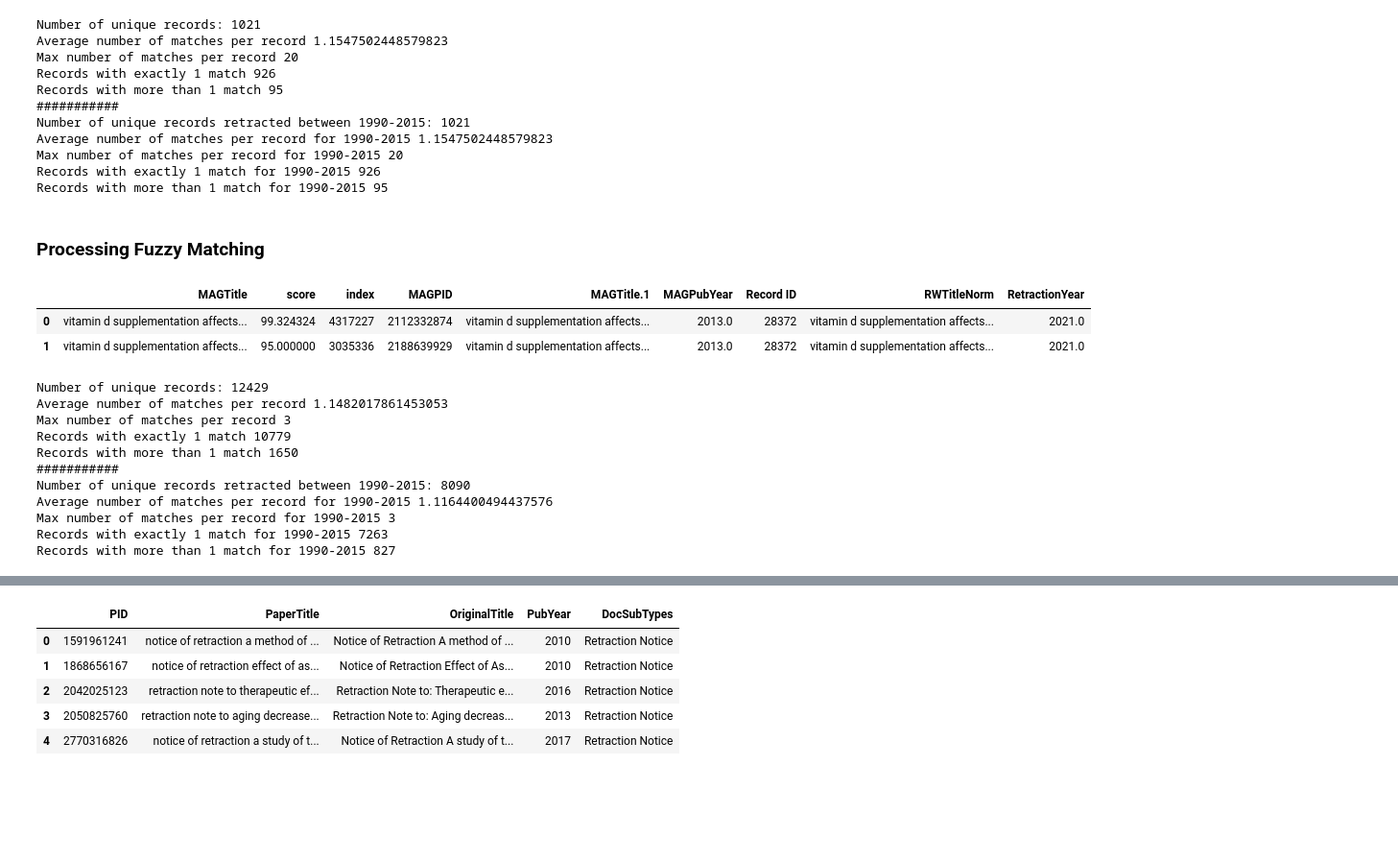
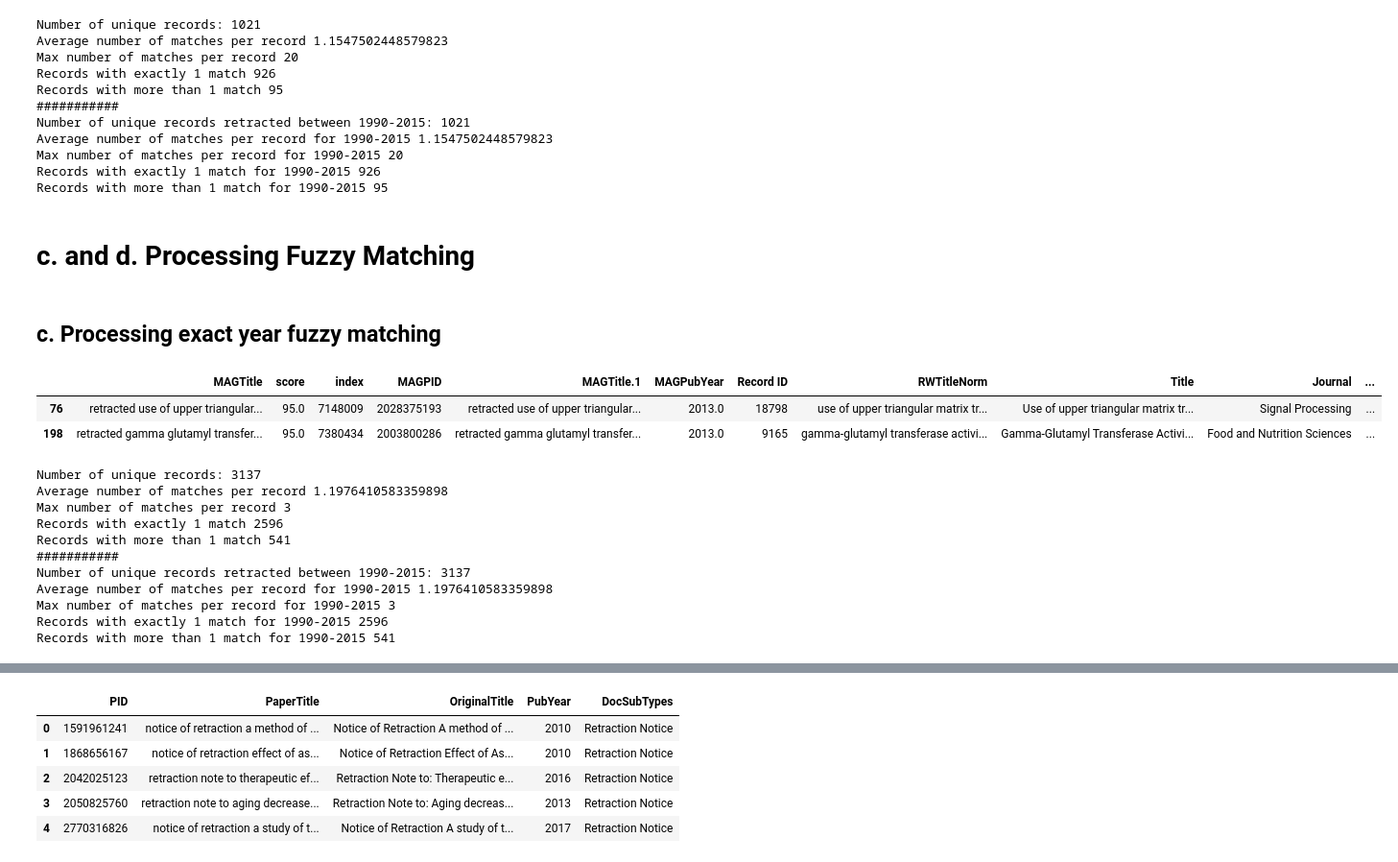
Before and after one commit to samemon/retraction_effects_on_academic_careers, a Jupyter notebook: code/preprocessing/0e.process_paper_matching.ipynb, the cells around one changed output, grey strips where cells are left out. Shown at 96% size. Drawn from its saved outputs; the diff is of its cells as text; code cells hidden in the pictures; blank space fills up the shorter version.

```diff
--- a/code/preprocessing/0e.process_paper_matching.ipynb
+++ b/code/preprocessing/0e.process_paper_matching.ipynb
@@ -214,7 +222,7 @@ Max number of matches per record for 1990-2015 20
 Records with exactly 1 match for 1990-2015 926
 Records with more than 1 match for 1990-2015 95
 # %% [markdown]
-### Processing Fuzzy Matching
+# c. and d. Processing Fuzzy Matching
 # %%
 # Initializing the two lists for two ways we did fuzzy matching
 dfs_exactyear = []
@@ -232,27 +240,33 @@ for fname in flist:
         # If it is fuzzy year fuzzy matching
         else:
             dfs_fuzzyyear.append(df)
+# %% [markdown]
+## c. Processing exact year fuzzy matching
 # %%
 # Processing exact year fuzzy matching
 df_exactyear = pd.concat(dfs_exactyear)
 df_exactyear = df_exactyear.merge(df_rw, on='Record ID')
+
+# Removing records that were filtered
+df_exactyear = df_exactyear[~df_exactyear['Record ID'].isin(records_filtered)]
+
 df_exactyear.head(2)
 # %% [output]
-|  | MAGTitle | score | index | MAGPID | MAGTitle.1 | MAGPubYear | Record ID | RWTitleNorm | RetractionYear |
-| 0 | vitamin d supplementation affects... | 99.324324 | 4317227 | 2112332874 | vitamin d supplementation affects... | 2013.0 | 28372 | vitamin d supplementation affects... | 2021.0 |
-| 1 | vitamin d supplementation affects... | 95.000000 | 3035336 | 2188639929 | vitamin d supplementation affects... | 2013.0 | 28372 | vitamin d supplementation affects... | 2021.0 |
+|  | MAGTitle | score | index | MAGPID | MAGTitle.1 | MAGPubYear | Record ID | RWTitleNorm | Title | Journal | ... |
+| 76 | retracted use of upper triangular... | 95.0 | 7148009 | 2028375193 | retracted use of upper triangular... | 2013.0 | 18798 | use of upper triangular matrix tr... | Use of upper triangular matrix tr... | Signal Processing | ... |
+| 198 | retracted gamma glutamyl transfer... | 95.0 | 7380434 | 2003800286 | retracted gamma glutamyl transfer... | 2013.0 | 9165 | gamma-glutamyl transferase activi... | Gamma-Glutamyl Transferase Activi... | Food and Nutrition Sciences | ... |
 # %%
 # summarizing exact year fuzzy matching
 extract_record_summary(df_exactyear)
 # %% [output]
-Number of unique records: 12429
-Average number of matches per record 1.1482017861453053
+Number of unique records: 3137
+Average number of matches per record 1.1976410583359898
 Max number of matches per record 3
-Records with exactly 1 match 10779
-Records with more than 1 match 1650
+Records with exactly 1 match 2596
+Records with more than 1 match 541
 ###########
-Number of unique records retracted between 1990-2015: 8090
-Average number of matches per record for 1990-2015 1.1164400494437576
+Number of unique records retracted between 1990-2015: 3137
+Average number of matches per record for 1990-2015 1.1976410583359898
 Max number of matches per record for 1990-2015 3
-Records with exactly 1 match for 1990-2015 7263
-Records with more than 1 match for 1990-2015 827
+Records with exactly 1 match for 1990-2015 2596
+Records with more than 1 match for 1990-2015 541
```
Also changed, not shown: parts of 46 cells of this notebook.
